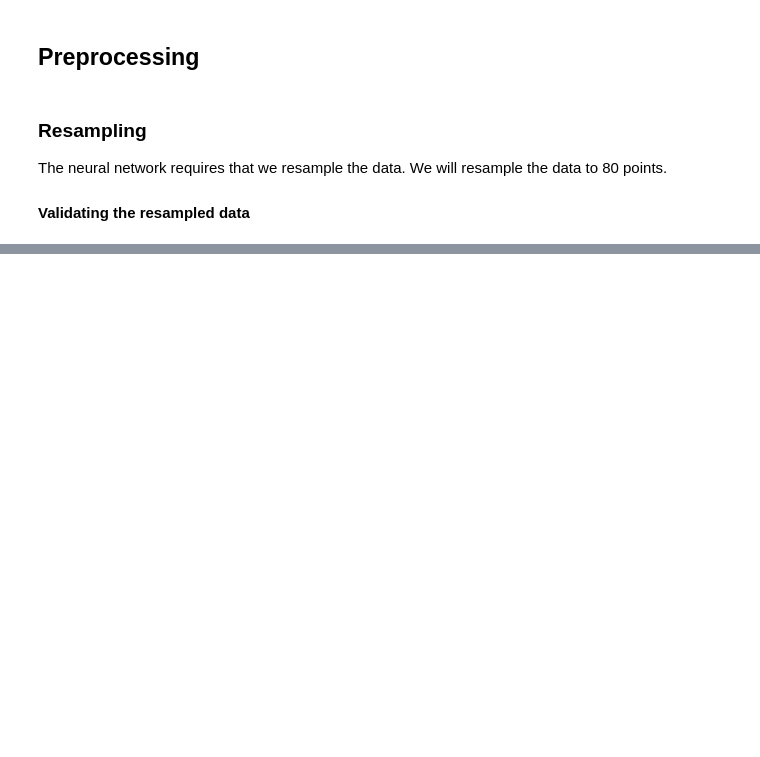
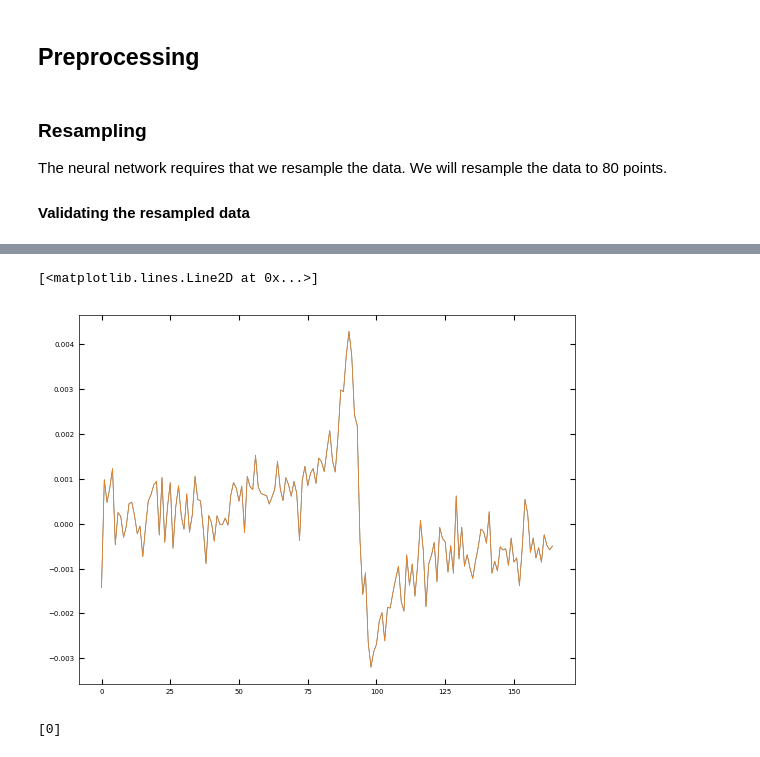
Before and after one commit to m3-learning/m3_learning, a Jupyter notebook: m3_learning/papers/2023_Rapid_Fitting/1_SHO_Fitting.ipynb, the cells around one changed output, grey strips where cells are left out. Cells and saved outputs as stored; diff of their text form; code cells hidden in the pictures; blank space fills up the shorter version.

```diff
--- a/m3_learning/papers/2023_Rapid_Fitting/1_SHO_Fitting.ipynb
+++ b/m3_learning/papers/2023_Rapid_Fitting/1_SHO_Fitting.ipynb
@@ -266,0 +360,7 @@ dataset.extraction_state
+# %%
+
+
+data, x = dataset.raw_spectra(
+            100, 100, frequency=True)
+# %%
+dataset.noise = 0
@@ -266,0 +382,14 @@ dataset.extraction_state
+# %%
+data_noise, x = dataset.raw_spectra(
+            100, 100, frequency=True)
+# %%
+import matplotlib.pyplot as plt
+plt.plot(data_noise[0].squeeze())
+plt.plot(data[0].squeeze())
+# %% [output]
+[<matplotlib.lines.Line2D at 0x...>]
+[figure, added]
+# %%
+[0]
+# %% [output]
+[0]
```
Also changed, not shown: parts of 18 cells of this notebook, 3 other files.
